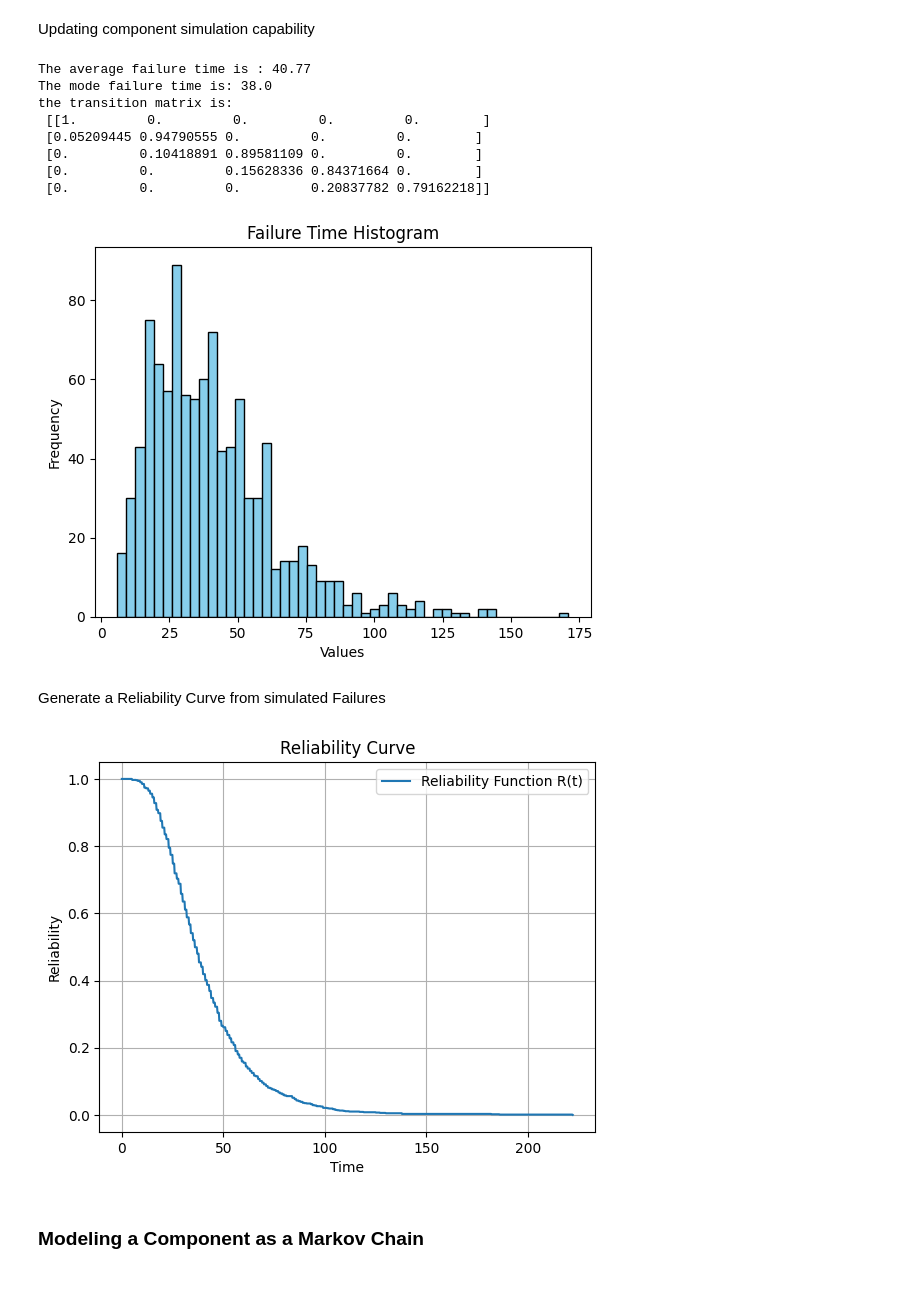
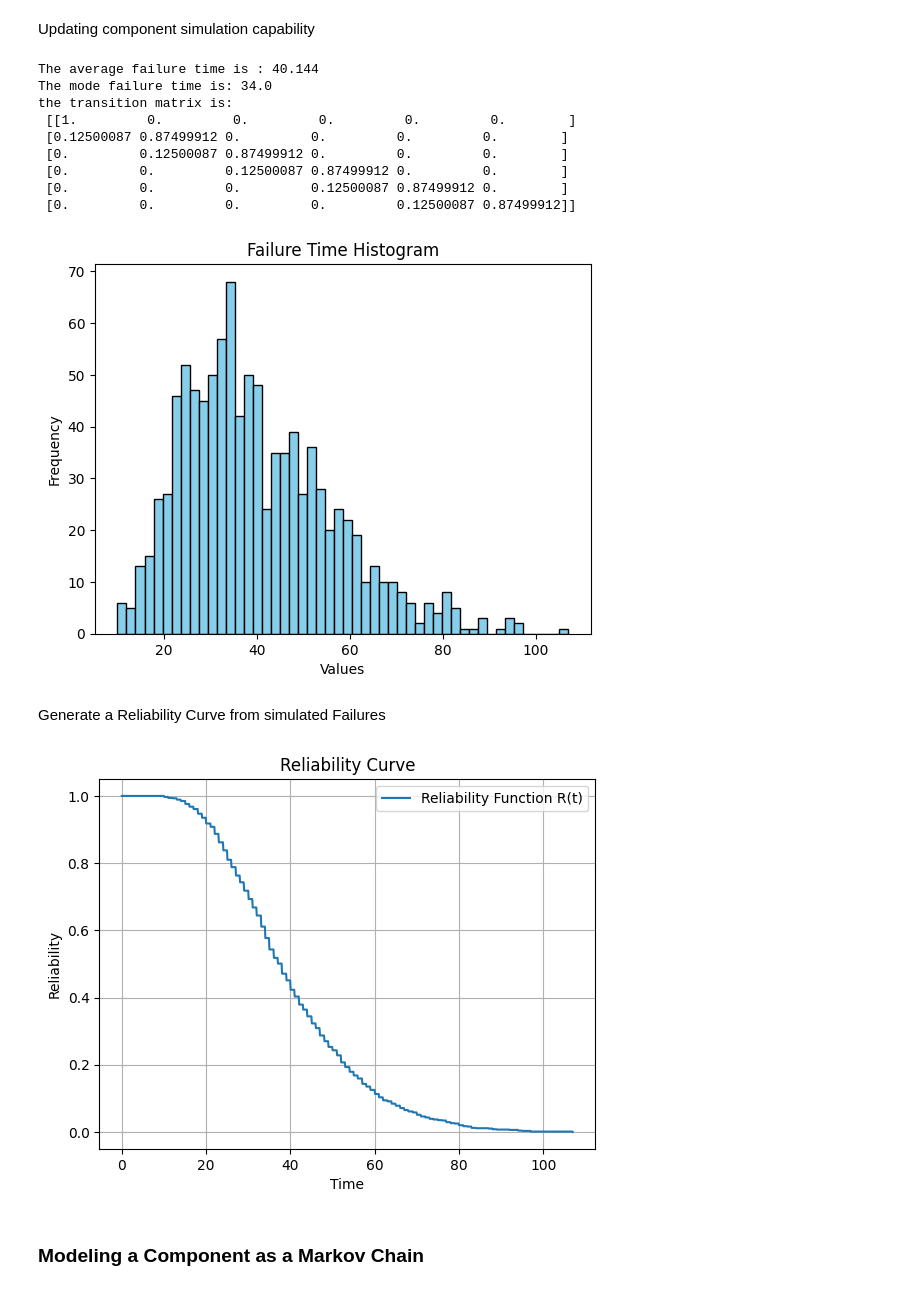
Before and after one commit to andreyaW/KISS, a Jupyter notebook: shipClassTests/compNsensor_tests.ipynb, the cells around one changed output. Drawn from its saved outputs; the diff is of its cells as text; code cells hidden in the pictures.

Commit message:
updating states

```diff
--- a/shipClassTests/compNsensor_tests.ipynb
+++ b/shipClassTests/compNsensor_tests.ipynb
@@ -21,49 +21,53 @@ states = {0: "failed",
           1: "degraded 4",
           2: "degraded 3",
           3: "degraded 2",
-          4: "working" }
+          4: "degraded 1",
+          5: "working" }
+# states = {0: "failed",
+#           1: "degraded 4" }
 MTTF = 40
 sim_time = 1000
 num_comps= 1000
 failure_times = np.zeros((num_comps))
 
 # test 100 components and plot their MTTFs
 for k in range(num_comps):
     # create a component with desired mean time to failure (MTTF)
     component = Component(f"test_comp_{k+1}", states, MTTF)
 
     # run the simulation for a specified time
     for i in range(1, sim_time):
         component.simulate(1)
 
     # store the failure times to array
     failure_times[k]=component.grabFailureTime()
 
 print(f'The average failure time is : {np.average(failure_times)}')
 print(f'The mode failure time is: {find_mode(failure_times)}')
 plt.hist(failure_times, bins=50, color='skyblue', edgecolor='black')
 plt.xlabel('Values')
 plt.ylabel('Frequency')
 plt.title('Failure Time Histogram')
 
 print("the transition matrix is: \n", component.transition_matrix)
 # %% [output]
-The average failure time is : 40.77
-The mode failure time is: 38.0
+The average failure time is : 40.144
+The mode failure time is: 34.0
 the transition matrix is:
- [[1.         0.         0.         0.         0.        ]
- [0.05209445 0.94790555 0.         0.         0.        ]
- [0.         0.10418891 0.89581109 0.         0.        ]
- [0.         0.         0.15628336 0.84371664 0.        ]
- [0.         0.         0.         0.20837782 0.79162218]]
+ [[1.         0.         0.         0.         0.         0.        ]
+ [0.12500087 0.87499912 0.         0.         0.         0.        ]
+ [0.         0.12500087 0.87499912 0.         0.         0.        ]
+ [0.         0.         0.12500087 0.87499912 0.         0.        ]
+ [0.         0.         0.         0.12500087 0.87499912 0.        ]
+ [0.         0.         0.         0.         0.12500087 0.87499912]]
-[figure, old version]
+[figure, new version]
 # %% [markdown]
 Generate a Reliability Curve from simulated Failures
 # %%
 from utils.reliabilityFunctions import drawRelCurve
 drawRelCurve(failure_times)
 # %% [output]
-[figure, old version]
+[figure, new version]
 # %% [markdown]
 ### Modeling a Component as a Markov Chain
 # %%
```
Also changed, not shown: 1 other file.
